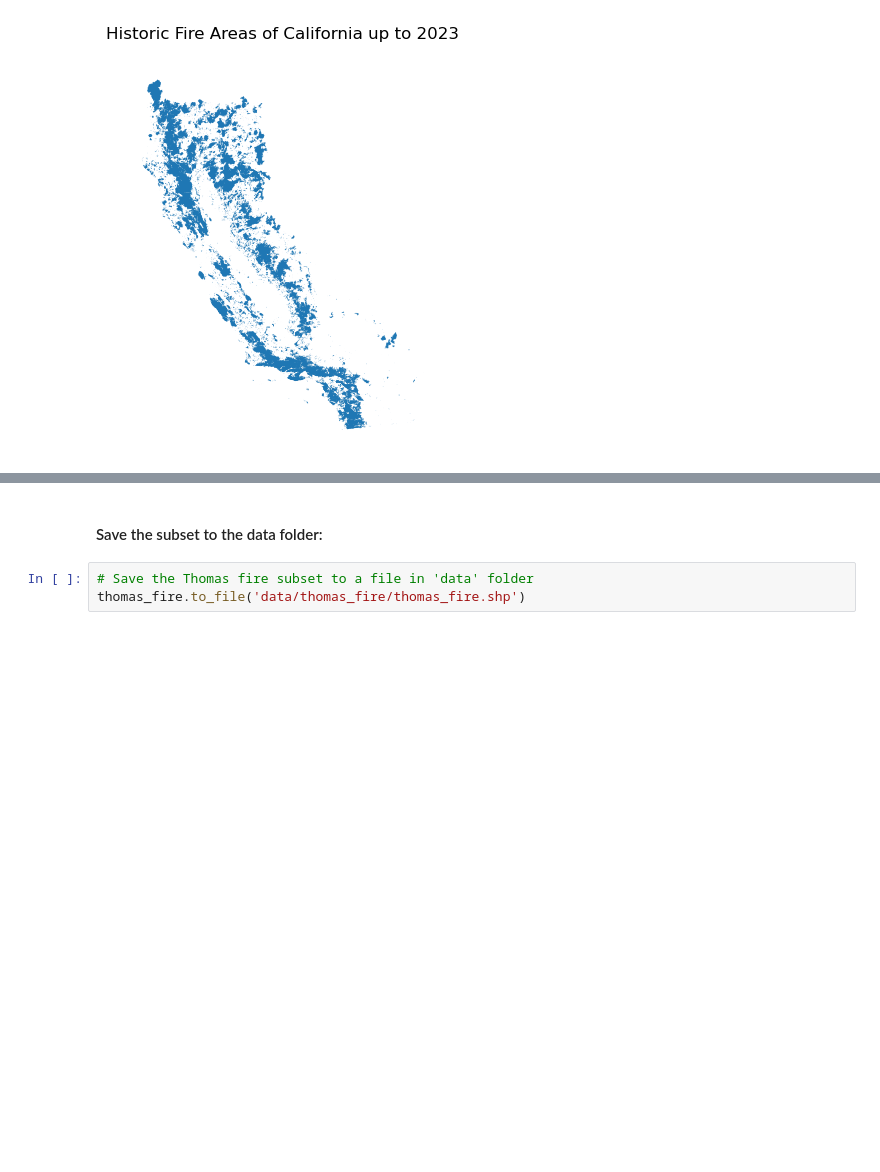
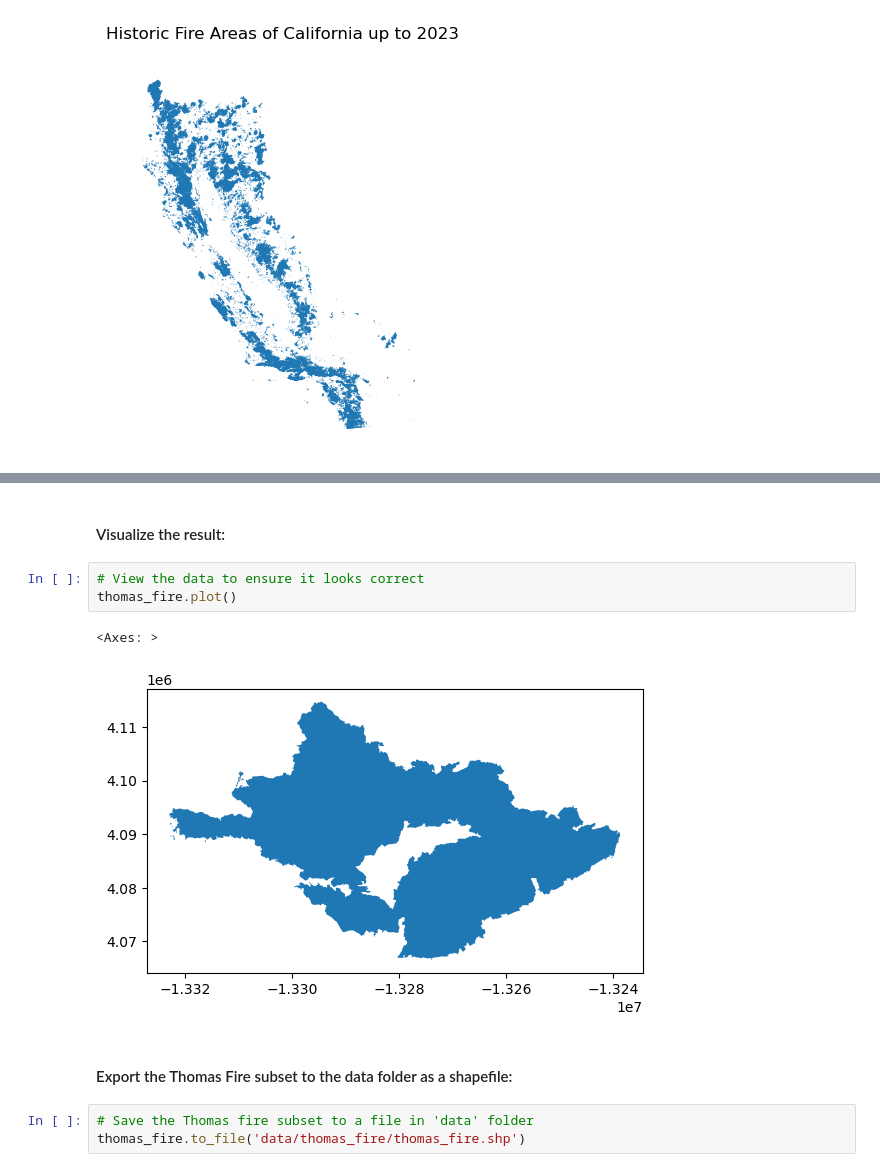
Before and after one commit to stephenccodes/eds220-hwk4, a Jupyter notebook: hwk4-task2-fire-perimeter-CARROLL.ipynb, the cells around one changed output, grey strips where cells are left out. Cells and saved outputs as stored; diff of their text form; blank space fills up the shorter version.

```diff
--- a/hwk4-task2-fire-perimeter-CARROLL.ipynb
+++ b/hwk4-task2-fire-perimeter-CARROLL.ipynb
@@ -168,5 +172,13 @@ thomas_fire.head()
+# %% [markdown]
+#### Visualize the result:
+# %%
+# View the data to ensure it looks correct
+thomas_fire.plot()
+# %% [output]
+<Axes: >
+[figure, added]
 # %% [markdown]
-#### Save the subset to the data folder:
+#### Export the Thomas Fire subset to the data folder as a shapefile:
 # %%
 # Save the Thomas fire subset to a file in 'data' folder
 thomas_fire.to_file('data/thomas_fire/thomas_fire.shp')
```
Also changed, not shown: parts of 10 cells of this notebook.
